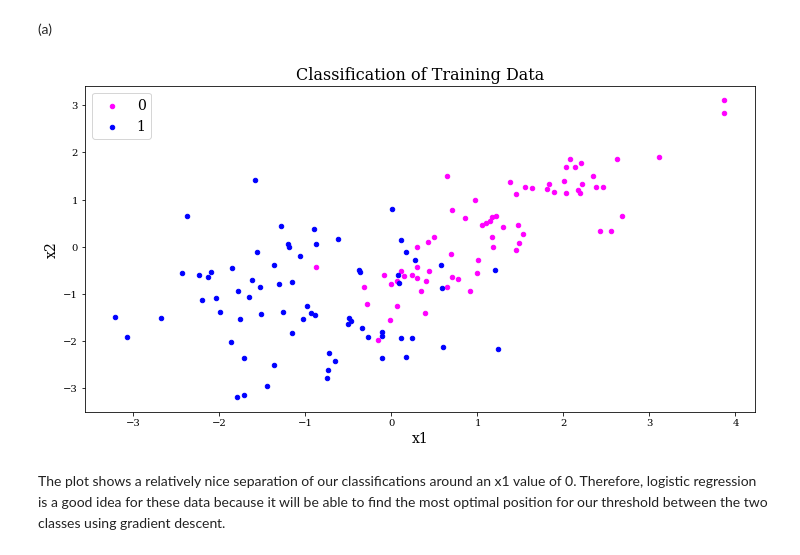
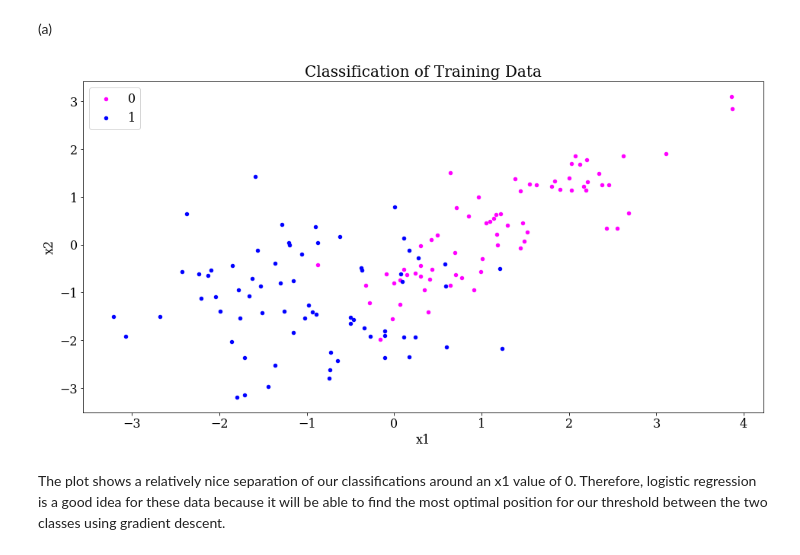
Before and after one commit to sdonatileach/Machine-Learning, a Jupyter notebook: Assignment_3.ipynb, the cells around one changed output. Cells and saved outputs as stored; diff of their text form; code cells hidden in the pictures.

```diff
--- a/Assignment_3.ipynb
+++ b/Assignment_3.ipynb
@@ -61,20 +72,21 @@ train, test = train_test_split(data, test_size=0.3, random_state=123)
 # %%
 # defining colors for each class
 colors = {0:'magenta', 1:'blue' }
-fig, ax = plt.subplots(figsize=(12, 6))
+fig, ax = plt.subplots(figsize=(16, 8))
 grouped = train.groupby('y')
 
 # iterate over groups to format and label each point
 for key, group in grouped:
     group.plot(ax=ax, kind='scatter', x='x1', y='x2', title= "Random Samples"
     " of Class 0 and Class 1", label=key, color=colors[key])
-ax.set_title("Classification of Training Data", fontsize=16)
-ax.set_xlabel('x1', fontsize = 14)
-ax.set_ylabel('x2', fontsize = 14)
-leg = ax.legend(fontsize = 14)
+ax.set_title("Classification of Training Data", fontsize=20)
+ax.set_xlabel('x1', fontsize = 16)
+ax.set_ylabel('x2', fontsize = 16)
+ax.tick_params(labelsize=16)
+leg = ax.legend(fontsize = 16)
 plt.show()
 # %% [output]
-[figure, old version]
+[figure, new version]
 # %% [markdown]
 The plot shows a relatively nice separation of our classifications around an x1 value of 0. Therefore, logistic regression is a good idea for these data because it will be able to find the most optimal position for our threshold between the two classes using gradient descent.
 # %% [markdown]
```
Also changed, not shown: parts of 42 cells of this notebook.
